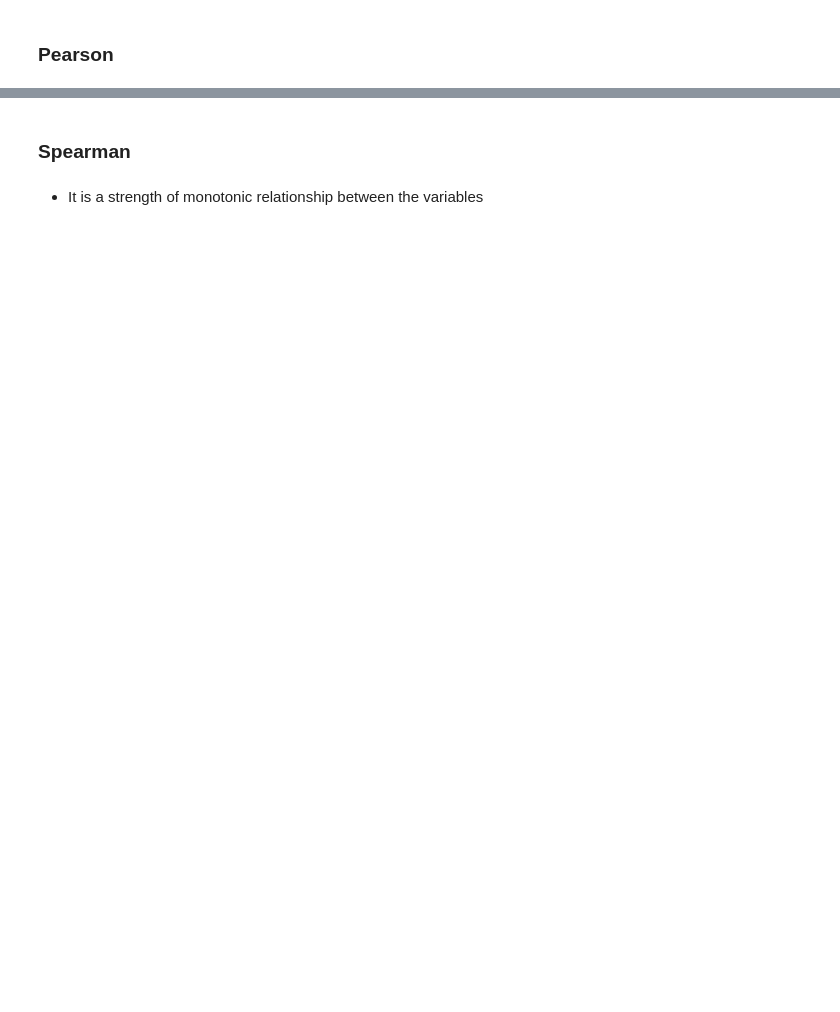
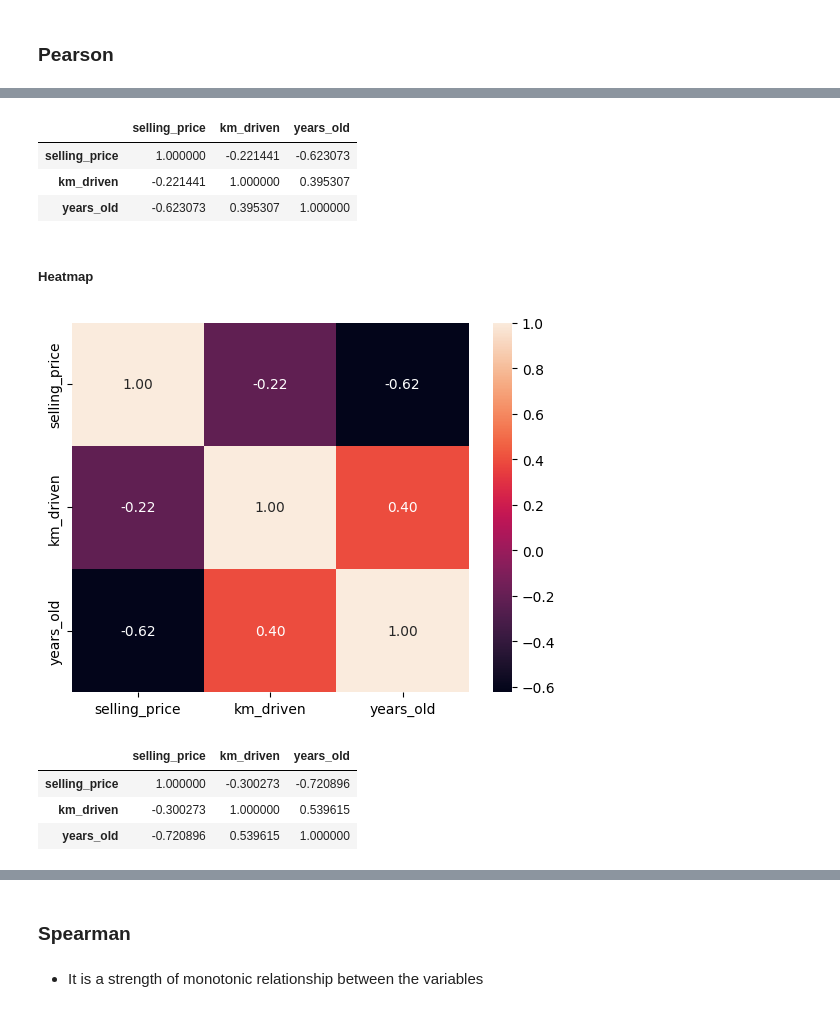
Before and after one commit to sameervk/OpenDataScienceSandbox, a Jupyter notebook: QuantileRegression/QuantileRegression_nb1.ipynb, the cells around one changed output, grey strips where cells are left out. Saved outputs shown, nothing was run; the diff lists cells and outputs as text; code cells hidden in the pictures; blank space fills up the shorter version.

Commit message:
exploring correlation coefficients and clustering

```diff
--- a/QuantileRegression/QuantileRegression_nb1.ipynb
+++ b/QuantileRegression/QuantileRegression_nb1.ipynb
@@ -135,0 +298,24 @@ plt.show()
+# %%
+df_corr_m = df_updated[df_updated['transmission'] == 1][cols_of_interest].corr(method='pearson')
+df_corr_m
+# %% [output]
+|  | selling_price | km_driven | years_old |
+| selling_price | 1.000000 | -0.221441 | -0.623073 |
+| km_driven | -0.221441 | 1.000000 | 0.395307 |
+| years_old | -0.623073 | 0.395307 | 1.000000 |
+# %% [markdown]
+##### Heatmap
+# %%
+sns.heatmap(df_corr_m, annot=True, fmt='0.2f')
+plt.show()
+# %% [output]
+[figure, added]
+# %%
+# Spearman correlation
+df_corr_m_s = df_updated[df_updated['transmission'] == 1][cols_of_interest].corr(method='spearman')
+df_corr_m_s
+# %% [output]
+|  | selling_price | km_driven | years_old |
+| selling_price | 1.000000 | -0.300273 | -0.720896 |
+| km_driven | -0.300273 | 1.000000 | 0.539615 |
+| years_old | -0.720896 | 0.539615 | 1.000000 |
```
Also changed, not shown: parts of 41 cells of this notebook.
